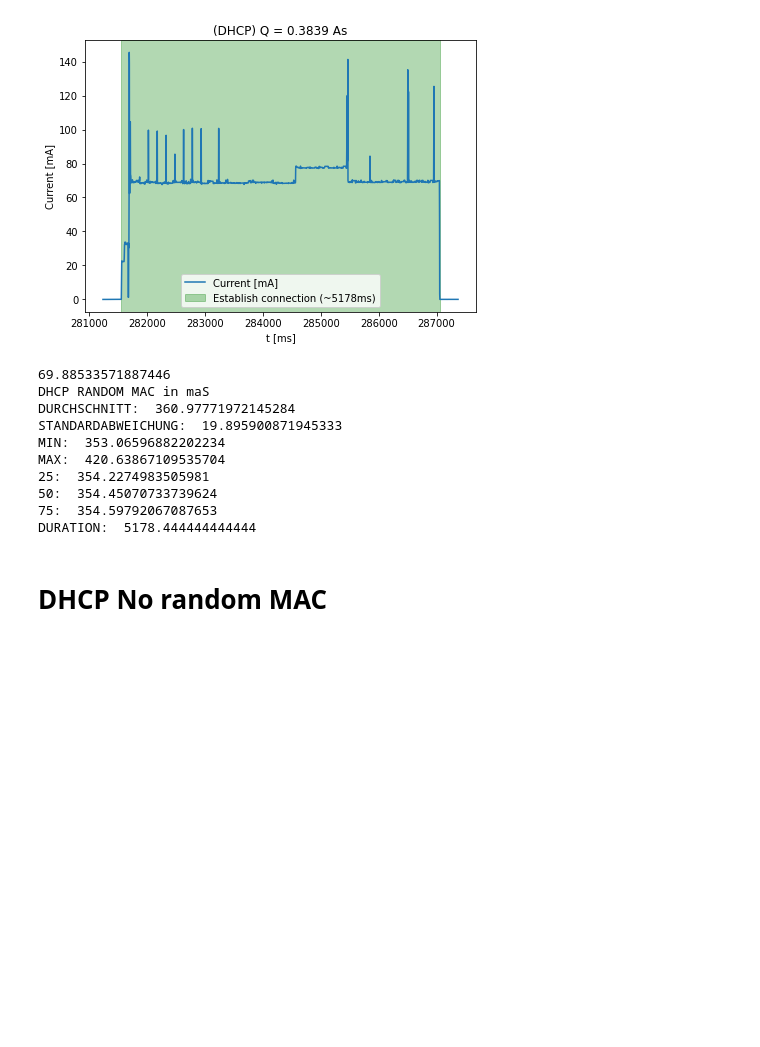
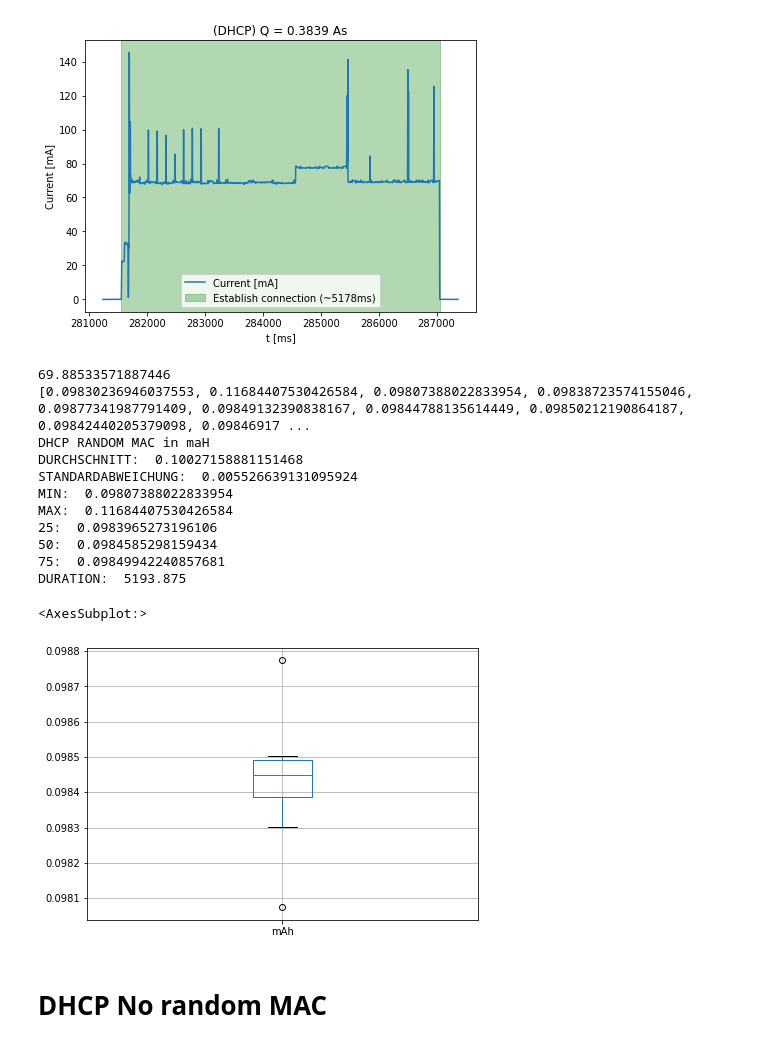
Before and after one commit to widmannthomas/dibse_integratives_gesamt_projekt, a Jupyter notebook: current_sensor/dhcp_static/dhcp_static.ipynb, the cells around one changed output. Saved outputs shown, nothing was run; the diff lists cells and outputs as text; code cells hidden in the pictures; blank space fills up the shorter version.

Commit message:
results dhcp_static

```diff
--- a/current_sensor/dhcp_static/dhcp_static.ipynb
+++ b/current_sensor/dhcp_static/dhcp_static.ipynb
@@ -65,63 +65,66 @@ print(np.average(average))
 total=[]
 
 dif1=data_frame_dhcp_describe["time_ms"][4037]-data_frame_dhcp_describe["time_ms"][2173]
-total.append(dif1*average[0]/1000)
+total.append(dif1*average[0]/1000/3600)
 
 dif2=data_frame_dhcp_describe["time_ms"][6623]-data_frame_dhcp_describe["time_ms"][4391]
-total.append(dif2*average[1]/1000)
+total.append(dif2*average[1]/1000/3600)
 
 dif3=data_frame_dhcp_describe["time_ms"][8923]-data_frame_dhcp_describe["time_ms"][7060]
-total.append(dif3*average[2]/1000)
+total.append(dif3*average[2]/1000/3600)
 
 dif4=data_frame_dhcp_describe["time_ms"][11240]-data_frame_dhcp_describe["time_ms"][9377]
-total.append(dif4*average[3]/1000)
+total.append(dif4*average[3]/1000/3600)
 
 dif5=data_frame_dhcp_describe["time_ms"][13608]-data_frame_dhcp_describe["time_ms"][11736]
-total.append(dif5*average[4]/1000)
+total.append(dif5*average[4]/1000/3600)
 
 dif6=data_frame_dhcp_describe["time_ms"][15806]-data_frame_dhcp_describe["time_ms"][13914]
-total.append(dif6*average[5]/1000)
+total.append(dif6*average[5]/1000/3600)
 
 dif7=data_frame_dhcp_describe["time_ms"][20055]-data_frame_dhcp_describe["time_ms"][18191]
-total.append(dif7*average[6]/1000)
+total.append(dif7*average[6]/1000/3600)
 
 dif8=data_frame_dhcp_describe["time_ms"][22358]-data_frame_dhcp_describe["time_ms"][20495]
-total.append(dif8*average[7]/1000)
+total.append(dif8*average[7]/1000/3600)
 
 dif9=data_frame_dhcp_describe["time_ms"][24652]-data_frame_dhcp_describe["time_ms"][22789]
-total.append(dif9*average[8]/1000)
+total.append(dif9*average[8]/1000/3600)
 
 dif10=data_frame_dhcp_describe["time_ms"][26917]-data_frame_dhcp_describe["time_ms"][25054]
-total.append(dif10*average[9]/1000)
+total.append(dif10*average[9]/1000/3600)
+
+print(total)
 
 
-
-
-
-
-
-
-dif=[dif1,dif2,dif3,dif4,dif5,dif6,dif7,dif8,dif9]
-print("DHCP RANDOM MAC in maS")
+dif=[dif1,dif2,dif3,dif4,dif5,dif6,dif7,dif9]
+print("DHCP RANDOM MAC in maH")
 print("DURCHSCHNITT: ",np.average(total))
 print("STANDARDABWEICHUNG: ",np.std(total))
 print("MIN: ",np.min(total))
 print("MAX: ",np.max(total))
 print("25: ",np.quantile(total,0.25))
 print("50: ",np.quantile(total,0.5))
 print("75: ",np.quantile(total,0.75))
 print("DURATION: ", np.average(dif))
+
+
+data_frame = pd.read_csv("dhcp_mAh.csv", sep=" ", names=["mAh"])
+data_frame.boxplot(column="mAh")
 # %% [output]
 69.88533571887446
-DHCP RANDOM MAC in maS
-DURCHSCHNITT:  360.97771972145284
-STANDARDABWEICHUNG:  19.895900871945333
-MIN:  353.06596882202234
-MAX:  420.63867109535704
-25:  354.2274983505981
-50:  354.45070733739624
-75:  354.59792067087653
-DURATION:  5178.444444444444
+[0.09830236946037553, 0.11684407530426584, 0.09807388022833954, 0.09838723574155046, 0.09877341987791409, 0.09849132390838167, 0.09844788135614449, 0.09850212190864187, 0.09842440205379098, 0.09846917 ...
+DHCP RANDOM MAC in maH
+DURCHSCHNITT:  0.10027158881151468
+STANDARDABWEICHUNG:  0.005526639131095924
+MIN:  0.09807388022833954
+MAX:  0.11684407530426584
+25:  0.0983965273196106
+50:  0.0984585298159434
+75:  0.09849942240857681
+DURATION:  5193.875
+<AxesSubplot:>
+[figure, added]
 # %% [markdown]
 # DHCP No random MAC
 # %%
```
Also changed, not shown: parts of 1 cell of this notebook, 7 other files.
